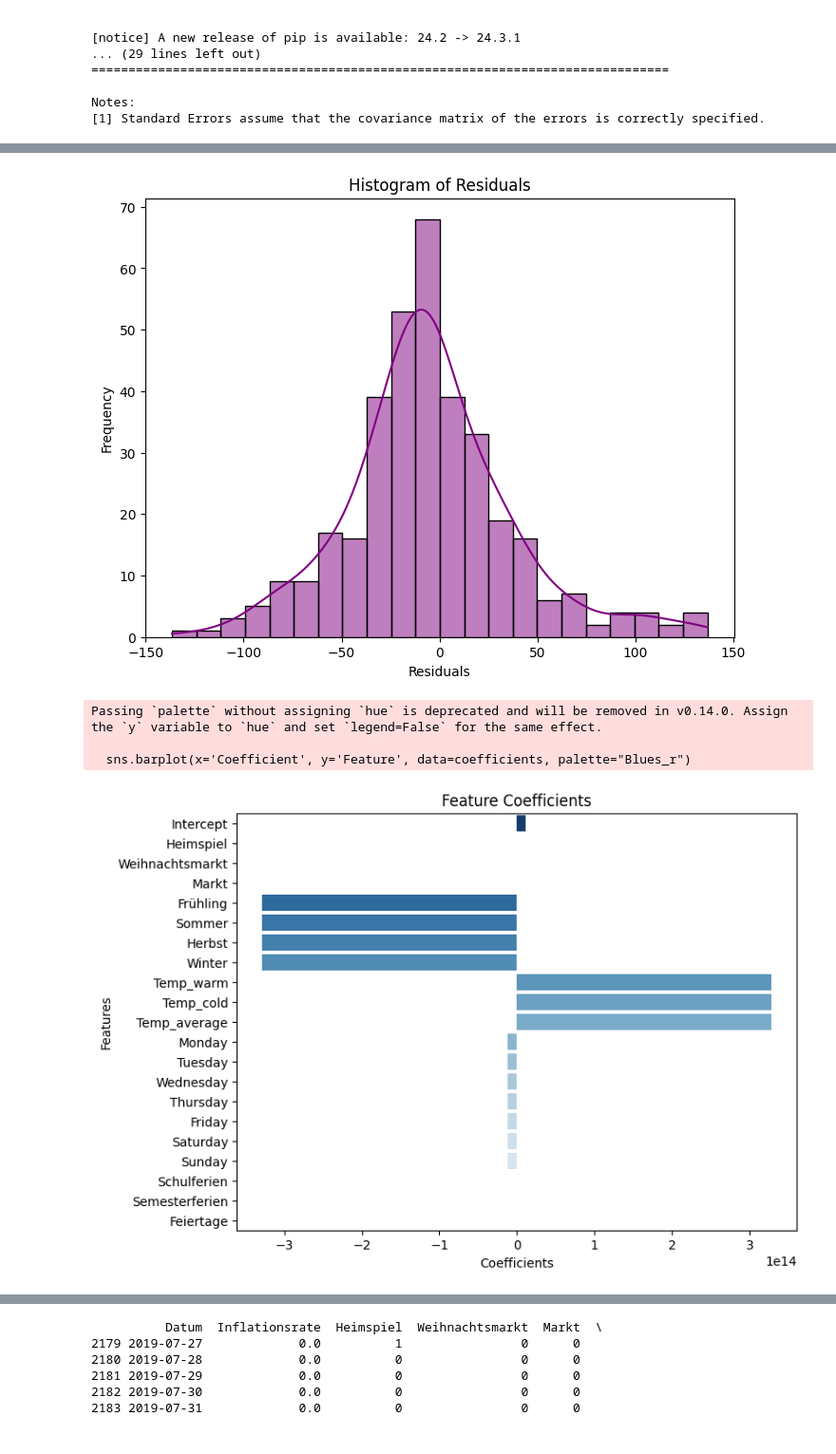
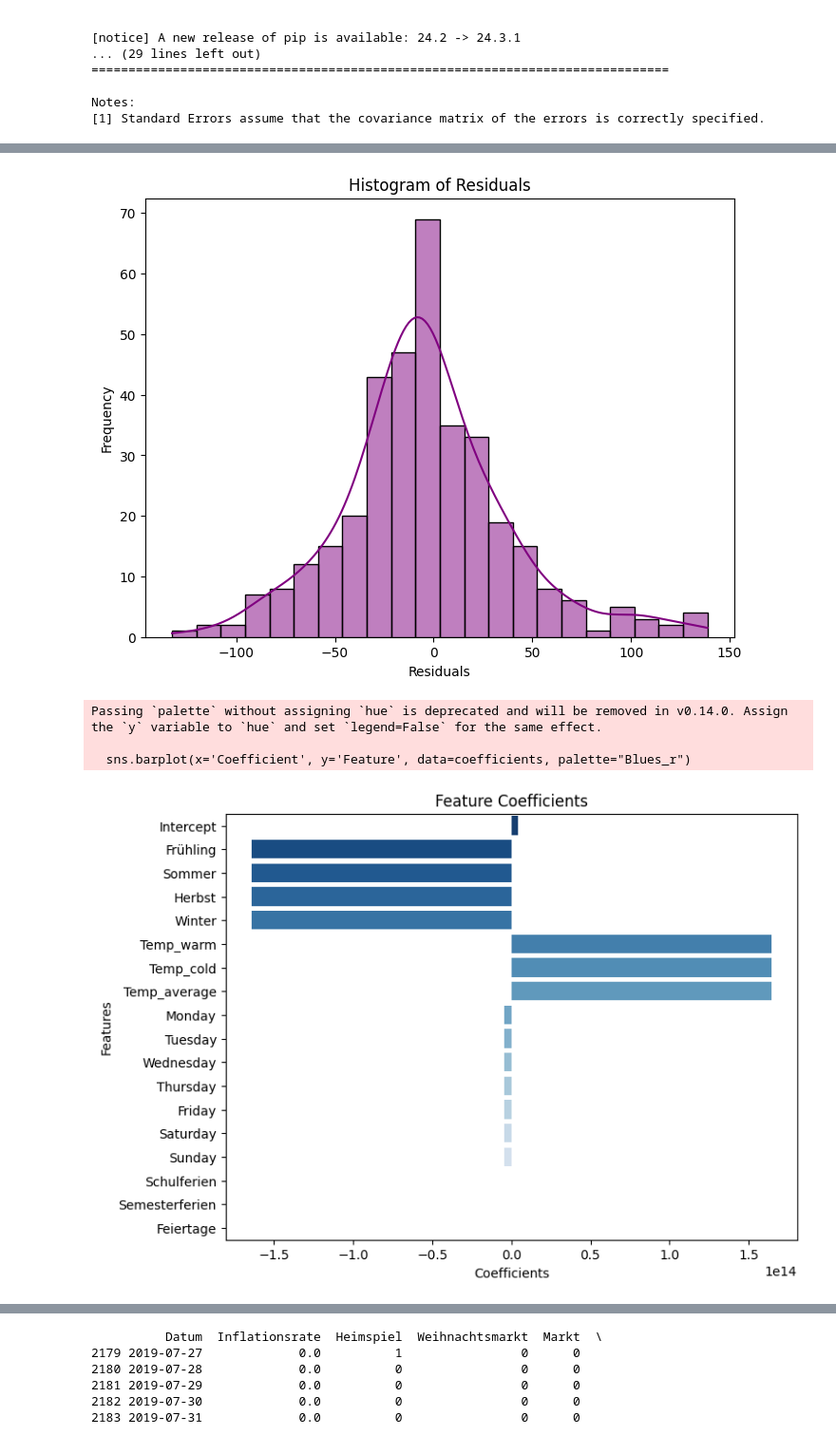
Before and after one commit to Fiesa00/DS_ML_Gr_1.5, a Jupyter notebook: 2_BaselineModel/Baseline-Model W3.ipynb, the cells around one changed output, grey strips where cells are left out. Shown: that part at 95% size. Cells and saved outputs as stored; diff of their text form; code cells hidden in the pictures.

```diff
--- a/2_BaselineModel/Baseline-Model W3.ipynb
+++ b/2_BaselineModel/Baseline-Model W3.ipynb
@@ -138,9 +138,7 @@ print(data.head())
 
 #features = ['Sommer','Winter','Frühling','Herbst','Saturday','Sunday']
 
-'''features = ['Heimspiel',
- 'Weihnachtsmarkt',
- 'Markt',
+features = [
  'Frühling',
  'Sommer',
  'Herbst',
@@ -158,15 +156,14 @@ print(data.head())
  'Schulferien',
  'Semesterferien',
  'Feiertage']
- '''
-features = ['Sommer',
-            'Winter',
-            'Frühling',
-            'Herbst',
-            'Temp_average',
-            'Temp_warm',
-            'Temp_cold',
-            'Feiertage']
+#features = ['Sommer',
+#            'Winter',
+#            'Frühling',
+#            'Herbst',
+#            'Temp_average',
+#            'Temp_warm',
+#            'Temp_cold',
+#           'Feiertage']
 
 
 X = data[features] #target variable: Umsatz
@@ -280,8 +277,8 @@ Mean Absolute Percentage Error (MAPE): 21.51%
-[figure, old version]
+[figure, new version]
 Passing `palette` without assigning `hue` is deprecated and will be removed in v0.14.0. Assign the `y` variable to `hue` and set `legend=False` for the same effect.
 
   sns.barplot(x='Coefficient', y='Feature', data=coefficients, palette="Blues_r")
-[figure, old version]
+[figure, new version]
 # %%
 list(df_Crossaint_W3)
 # %% [output]
```
Also changed, not shown: parts of 1 cell of this notebook, 1 other file.
